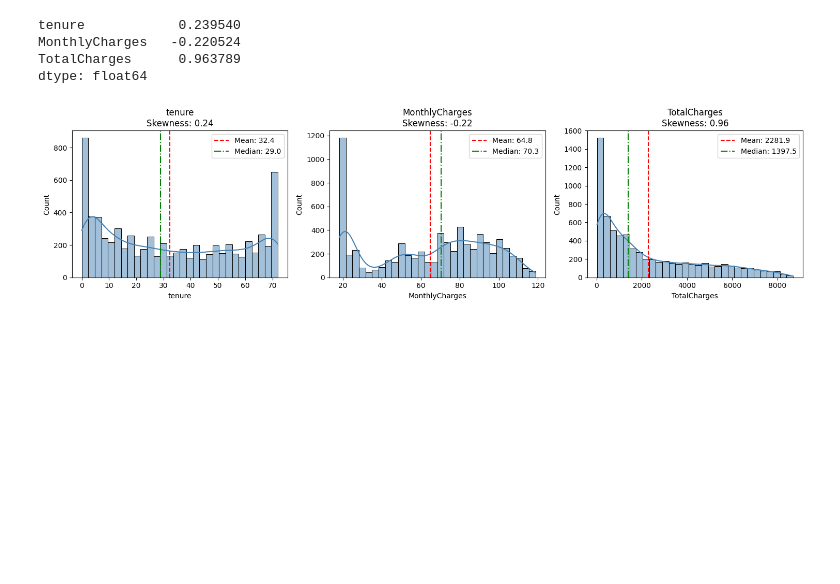
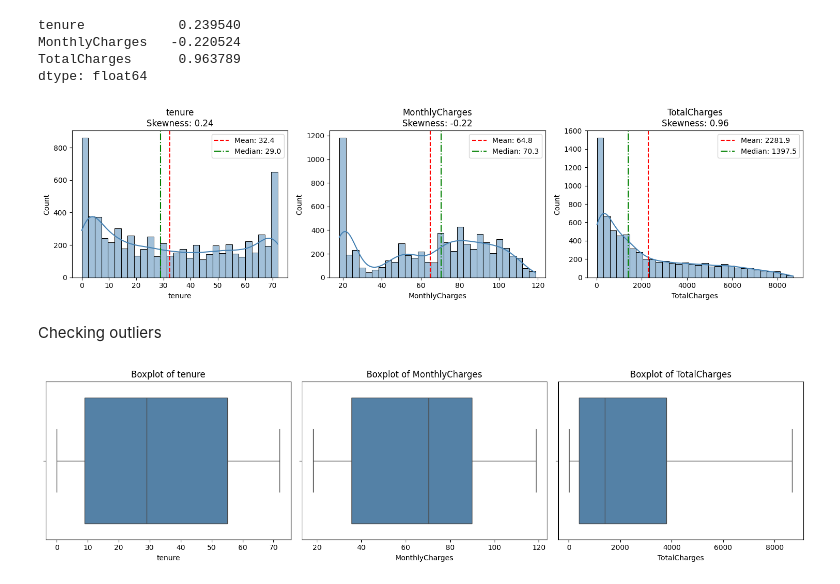
Before and after one commit to zhassanofficial/ML_Projects, a Jupyter notebook: customer_churn_prediction/main.ipynb, the cells around one changed output. Drawn from its saved outputs; the diff is of its cells as text; code cells hidden in the pictures; blank space fills up the shorter version.

```diff
--- a/customer_churn_prediction/main.ipynb
+++ b/customer_churn_prediction/main.ipynb
@@ -187,3 +193,16 @@ plt.tight_layout()
 plt.show()
 # %% [output]
 [figure]
+# %% [markdown]
+Checking outliers
+# %%
+fig, axes = plt.subplots(1, 3, figsize=(15, 4))
+for i, col in enumerate(numeric_cols):
+    sns.boxplot(x=df[col], ax=axes[i], color='steelblue')
+    axes[i].set_title(f'Boxplot of {col}')
+    axes[i].set_xlabel(col)
+
+plt.tight_layout()
+plt.show()
+# %% [output]
+[figure, added]
```
Also changed, not shown: parts of 9 cells of this notebook, 1 other file.
